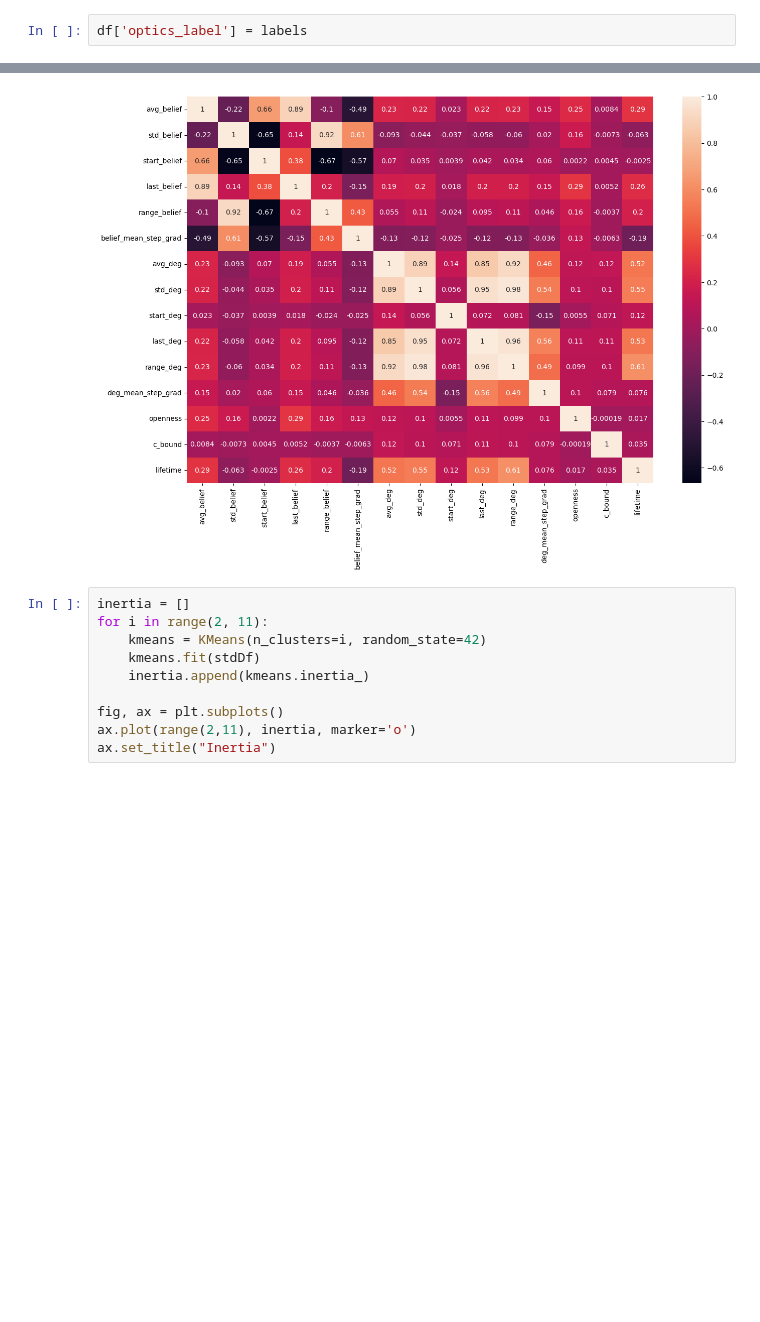
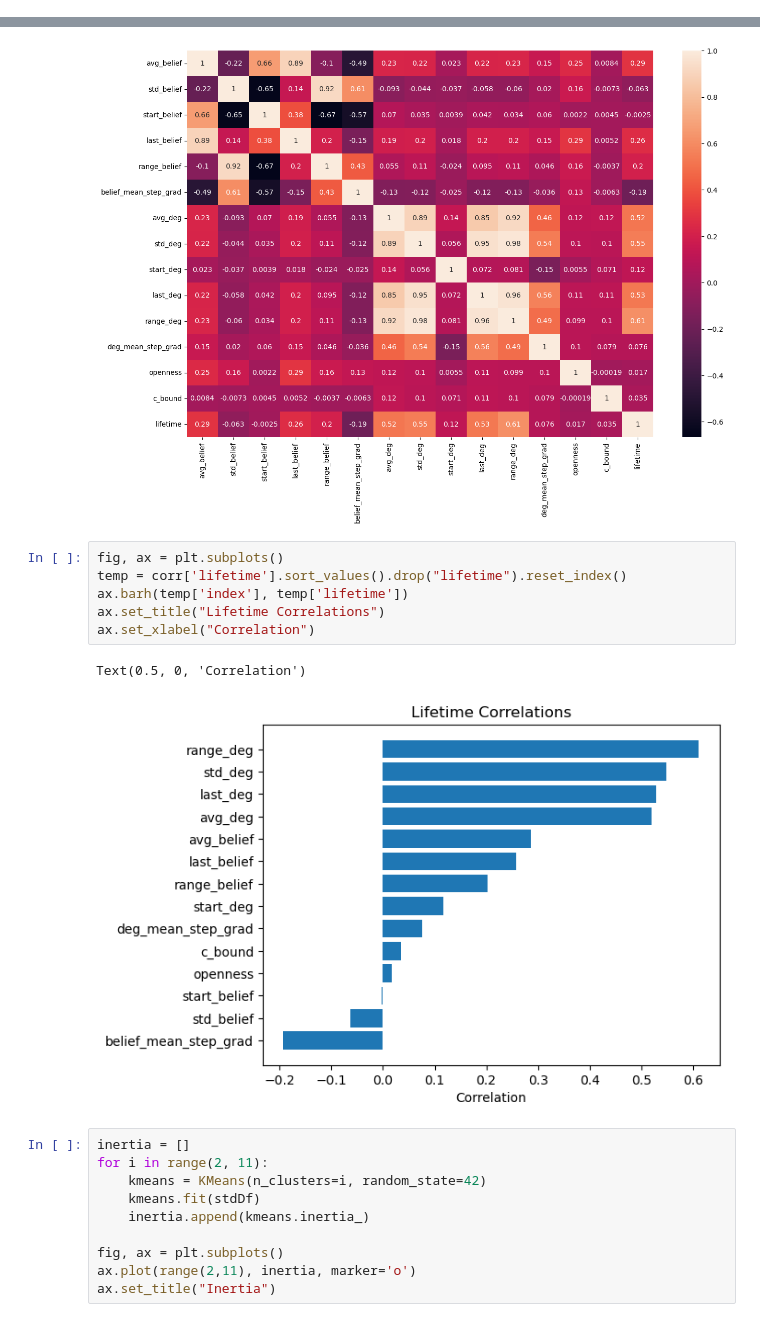
Before and after one commit to 5i5ousPlay/CSCI115-Finals, a Jupyter notebook: CSCI115-Finals-v2.ipynb, the cells around one changed output, grey strips where cells are left out. Saved outputs shown, nothing was run; the diff lists cells and outputs as text; blank space fills up the shorter version.

```diff
--- a/CSCI115-Finals-v2.ipynb
+++ b/CSCI115-Finals-v2.ipynb
@@ -267,5 +242,3 @@ Silhouette_score: 0.4892851893213073
-# %%
-df['optics_label'] = labels
 # %%
 corr = df.select_dtypes('number').corr()
 fig, ax = plt.subplots(figsize=(15, 10))
@@ -273,6 +246,15 @@ sns.heatmap(corr, annot=True, ax=ax)
 # %% [output]
 <Axes: >
 [figure]
+# %%
+fig, ax = plt.subplots()
+temp = corr['lifetime'].sort_values().drop("lifetime").reset_index()
+ax.barh(temp['index'], temp['lifetime'])
+ax.set_title("Lifetime Correlations")
+ax.set_xlabel("Correlation")
+# %% [output]
+Text(0.5, 0, 'Correlation')
+[figure, added]
 # %%
 inertia = []
 for i in range(2, 11):
```
Also changed, not shown: parts of 9 cells of this notebook.
